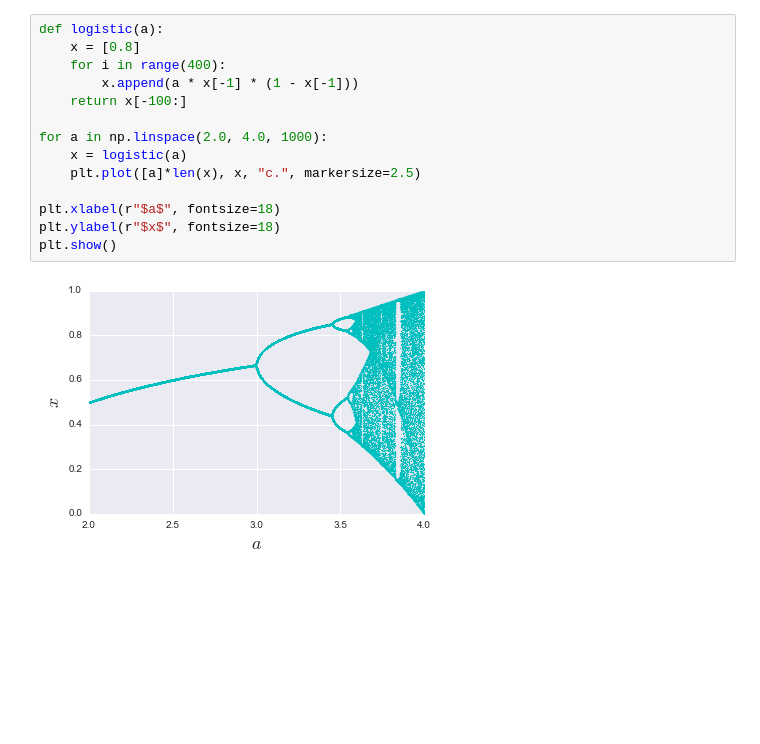
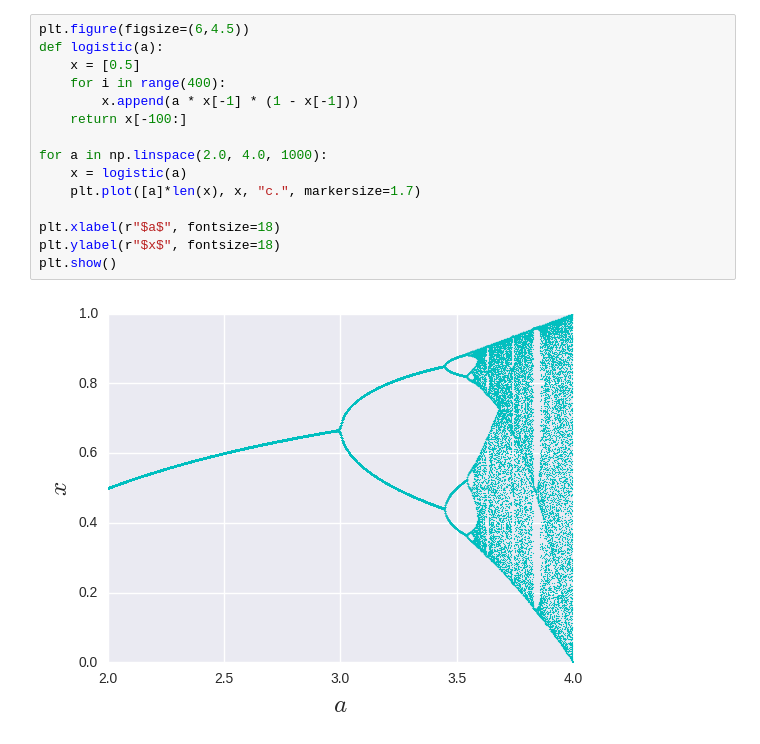
Before and after one commit to jabberwocky0139/QiitaArticles, a Jupyter notebook: Chaos_Fractal.ipynb, the cells around one changed output. Drawn from its saved outputs; the diff is of its cells as text; blank space fills up the shorter version.

```diff
--- a/Chaos_Fractal.ipynb
+++ b/Chaos_Fractal.ipynb
@@ -28,19 +30,20 @@ plt.show()
 # %%
+plt.figure(figsize=(6,4.5))
 def logistic(a):
-    x = [0.8]
+    x = [0.5]
     for i in range(400):
         x.append(a * x[-1] * (1 - x[-1]))
     return x[-100:]
 
 for a in np.linspace(2.0, 4.0, 1000):
     x = logistic(a)
-    plt.plot([a]*len(x), x, "c.", markersize=2.5)
+    plt.plot([a]*len(x), x, "c.", markersize=1.7)
 
 plt.xlabel(r"$a$", fontsize=18)
 plt.ylabel(r"$x$", fontsize=18)
 plt.show()
 # %% [output]
-[figure, old version]
+[figure, new version]
 # %%
 import numpy as np
 from scipy.integrate import odeint, simps
```
Also changed, not shown: parts of 3 cells of this notebook, 9 other files.
